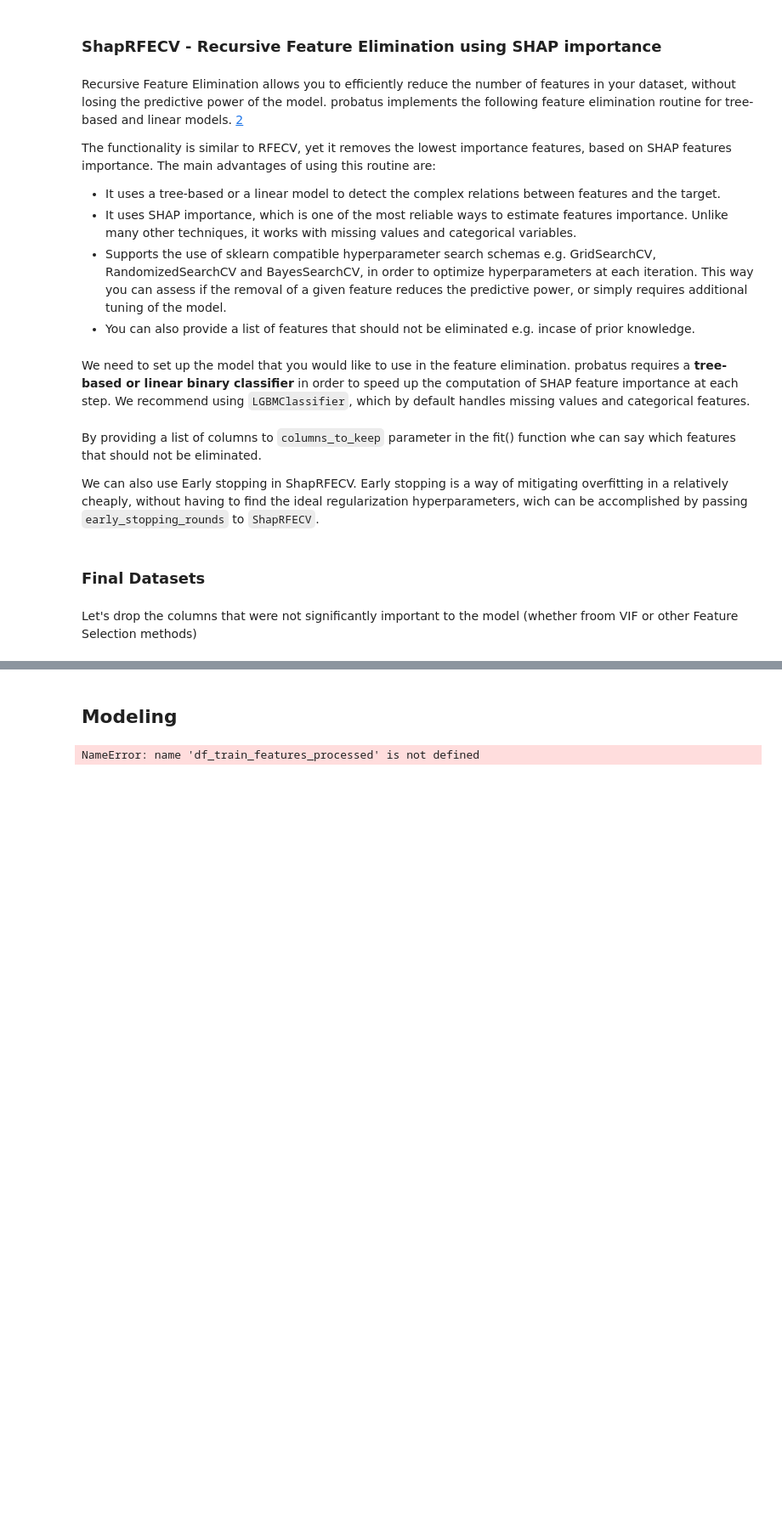
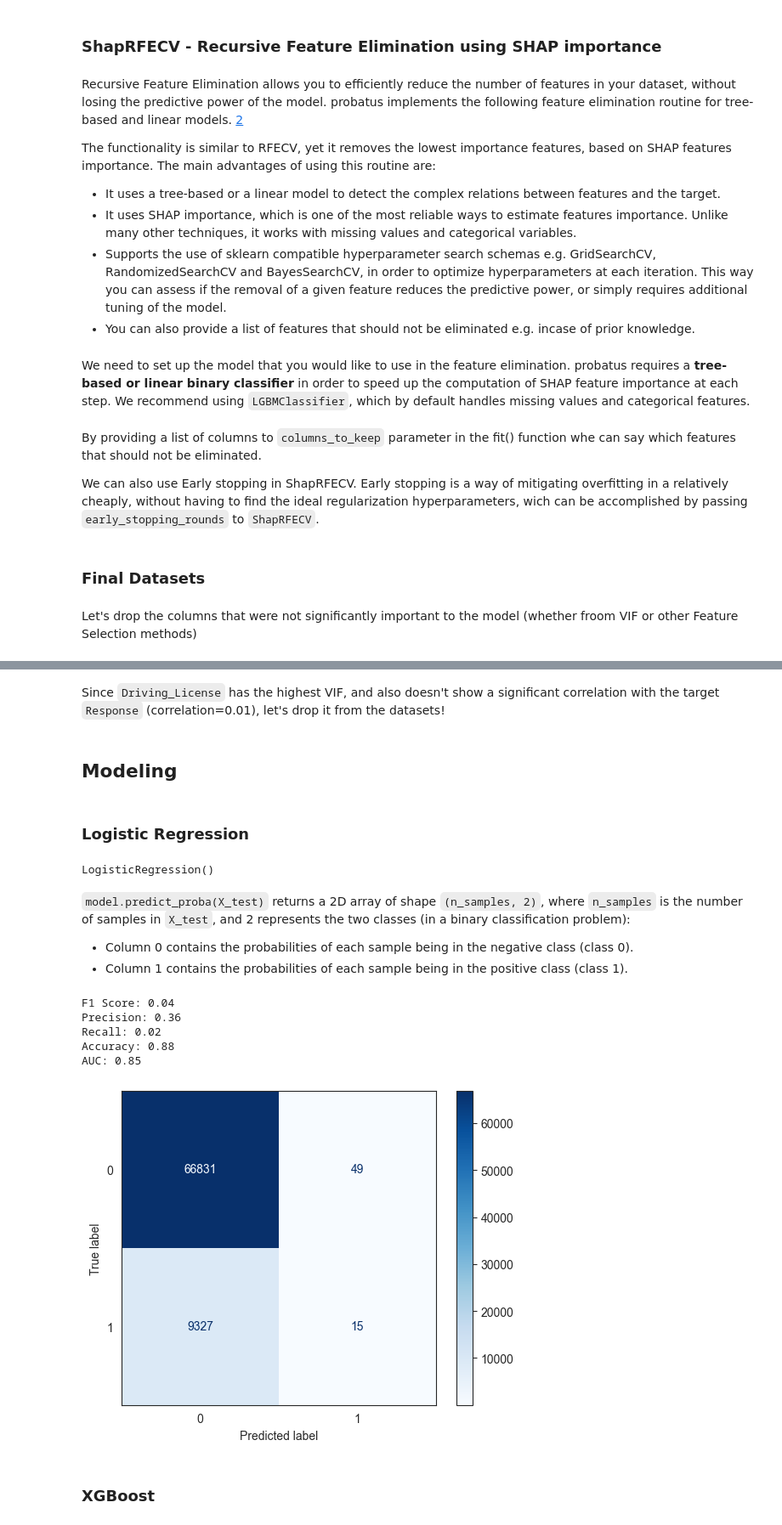
Before and after one commit to HugoTex98/Health-Insurance-Cross-Sell-Prediction, a Jupyter notebook: Health_Insurance_Cross_Sell_Prediction.ipynb, the cells around one changed output, grey strips where cells are left out. Shown at 85% size. Drawn from its saved outputs; the diff is of its cells as text; code cells hidden in the pictures; blank space fills up the shorter version.

Commit message:
Health_Insurance_Cross_Sell_Prediction.ipynb with first modelling with Logistic Regression and XGBoost results

```diff
--- a/Health_Insurance_Cross_Sell_Prediction.ipynb
+++ b/Health_Insurance_Cross_Sell_Prediction.ipynb
@@ -1400,7 +1432,22 @@ Let's drop the columns that were not significantly important to the model (wheth
+# %% [markdown]
+Since `Driving_License` has the highest VIF, and also doesn't show a significant correlation with the target `Response` (correlation=0.01), let's drop it from the datasets!
+# %%
+# Train dataset
+df_train_features = df_train_aug_processed.drop(columns=["Driving_License", "Response"])
+df_train_target = df_train_aug_processed["Response"]
+
+# Test dataset
+df_test_features = df_test_processed.drop(columns=["Driving_License", "Response"])
+df_test_target = df_test_processed["Response"]
 # %% [markdown]
 ## **Modeling**
-# %%
-array_train_target = df_train_target["Response"].to_numpy()
-array_train_features = df_train_features_processed.drop(columns=["Response"]).to_numpy()
-# %% [output]
-NameError: name 'df_train_features_processed' is not defined
+# %%
+# Train dataset
+y_train = df_train_target.to_numpy()
+X_train = df_train_features.to_numpy()
+
+# Test dataset
+y_test = df_test_target.to_numpy()
+X_test = df_test_features.to_numpy()
+# %% [markdown]
+### Logistic Regression
@@ -1406,0 +1456,42 @@ NameError: name 'df_train_features_processed' is not defined
+# %%
+log_reg = LogisticRegression()
+log_reg.fit(X_train, y_train)
+# %% [output]
+LogisticRegression()
+# %% [markdown]
+`model.predict_proba(X_test)` returns a 2D array of shape `(n_samples, 2)`, where `n_samples` is the number of samples in `X_test`, and 2 represents the two classes (in a binary classification problem):
+
+ - Column 0 contains the probabilities of each sample being in the negative class (class 0).
+ - Column 1 contains the probabilities of each sample being in the positive class (class 1).
+# %%
+# Predictions
+y_pred = log_reg.predict(X_test)
+# [:, 1] to access positive class probabilities
+y_pred_proba = log_reg.predict_proba(X_test)[:, 1]
+# %%
+# Calculating evaluation metrics
+f1 = f1_score(y_test, y_pred)
+precision = precision_score(y_test, y_pred)
+recall = recall_score(y_test, y_pred)
+accuracy = accuracy_score(y_test, y_pred)
+auc = roc_auc_score(y_test, y_pred_proba)
+
+# Printing the results
+print(f'F1 Score: {f1:.2f}')
+print(f'Precision: {precision:.2f}')
+print(f'Recall: {recall:.2f}')
+print(f'Accuracy: {accuracy:.2f}')
+print(f'AUC: {auc:.2f}')
+
+cm_plot = ConfusionMatrixDisplay.from_estimator(log_reg, X_test, y_test,
+                                                display_labels=log_reg.classes_,
+                                                cmap=plt.cm.Blues)
+# %% [output]
+F1 Score: 0.04
+Precision: 0.36
+Recall: 0.02
+Accuracy: 0.88
+AUC: 0.85
+[figure, added]
+# %% [markdown]
+### XGBoost
```
Also changed, not shown: parts of 12 cells of this notebook.
